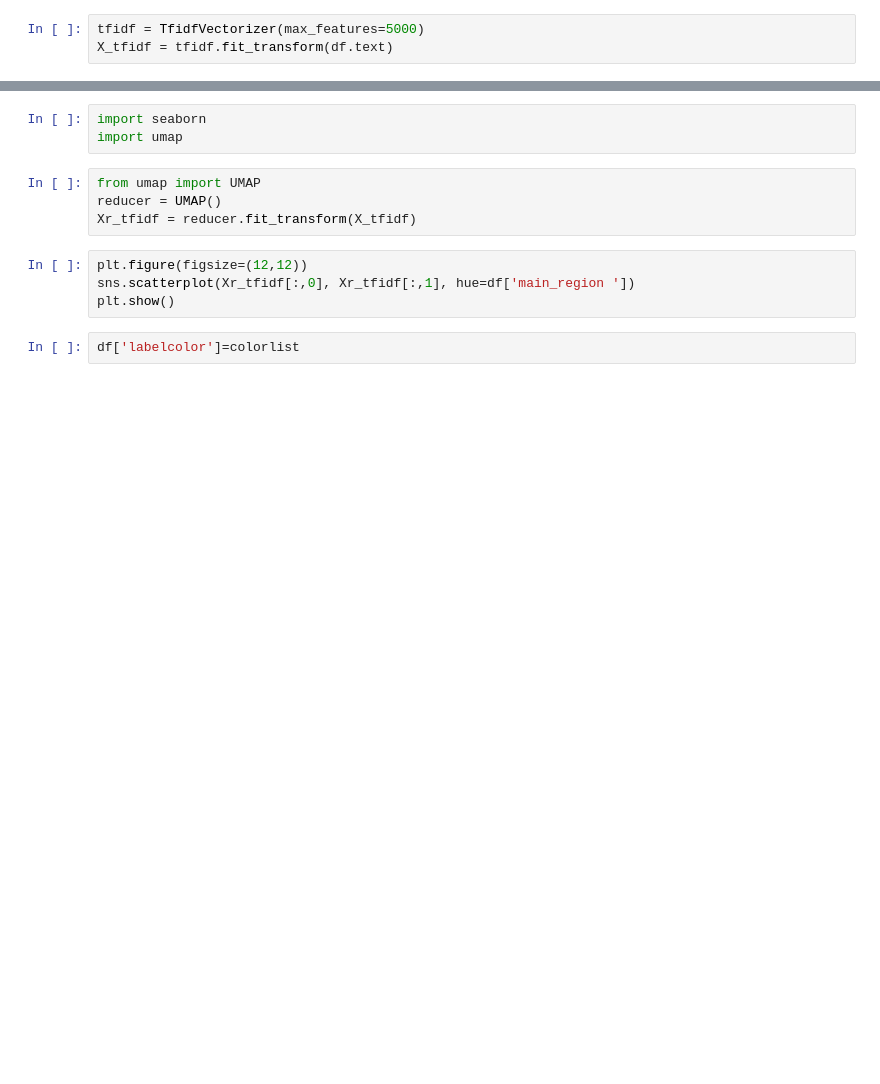
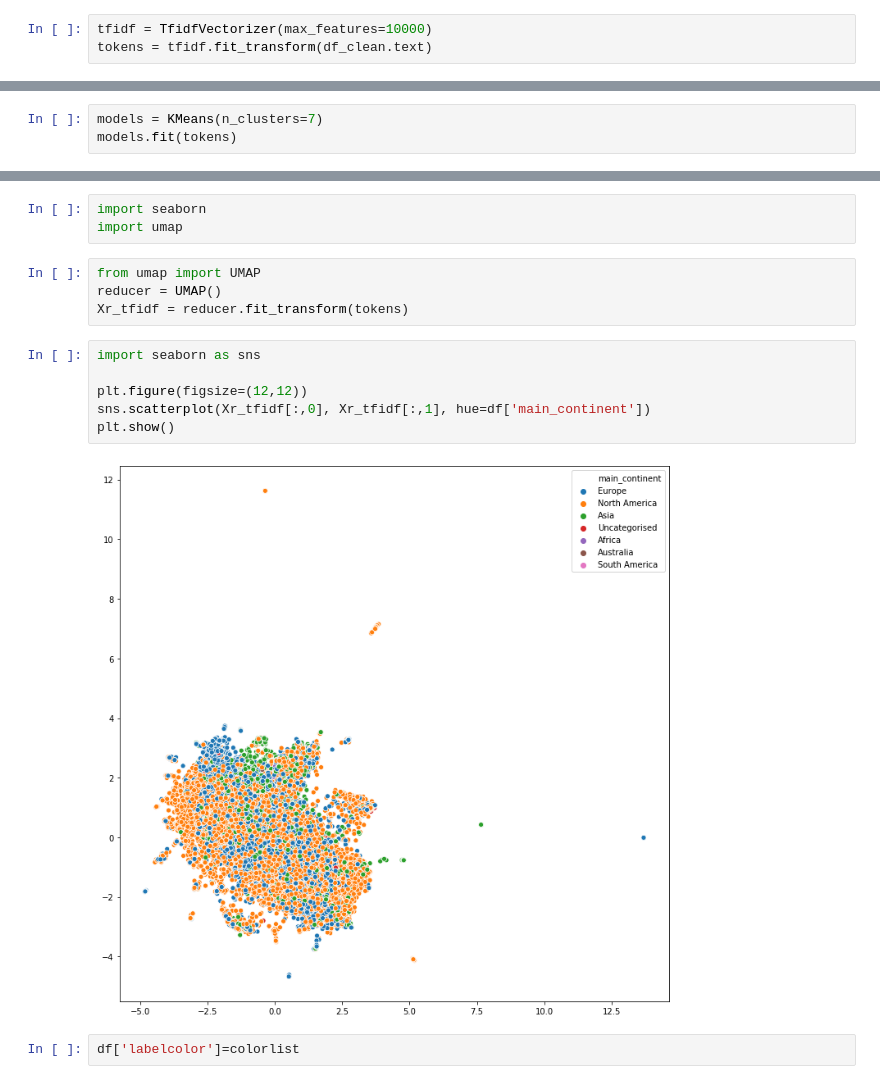
Before and after one commit to LennartKeller/SubtitleClustering, a Jupyter notebook: notebooks/Diana_ClusteringProdRegion.ipynb, the cells around one changed output, grey strips where cells are left out. Cells and saved outputs as stored; diff of their text form; blank space fills up the shorter version.

```diff
--- a/notebooks/Diana_ClusteringProdRegion.ipynb
+++ b/notebooks/Diana_ClusteringProdRegion.ipynb
@@ -486,3 +532,3 @@ TypeError: unhashable type: 'list'
 # %%
-tfidf = TfidfVectorizer(max_features=5000)
-X_tfidf = tfidf.fit_transform(df.text)
+tfidf = TfidfVectorizer(max_features=10000)
+tokens = tfidf.fit_transform(df_clean.text)
@@ -488,0 +552,3 @@ X_tfidf = tfidf.fit_transform(df.text)
+# %%
+models = KMeans(n_clusters=7)
+models.fit(tokens)
@@ -492,11 +590,15 @@ import umap
 # %%
 from umap import UMAP
 reducer = UMAP()
-Xr_tfidf = reducer.fit_transform(X_tfidf)
+Xr_tfidf = reducer.fit_transform(tokens)
 # %%
+import seaborn as sns
+
 plt.figure(figsize=(12,12))
-sns.scatterplot(Xr_tfidf[:,0], Xr_tfidf[:,1], hue=df['main_region '])
+sns.scatterplot(Xr_tfidf[:,0], Xr_tfidf[:,1], hue=df['main_continent'])
 plt.show()
+# %% [output]
+[figure, added]
 # %%
 df['labelcolor']=colorlist
 # %%
```
Also changed, not shown: parts of 8 cells of this notebook, 1 other file.
